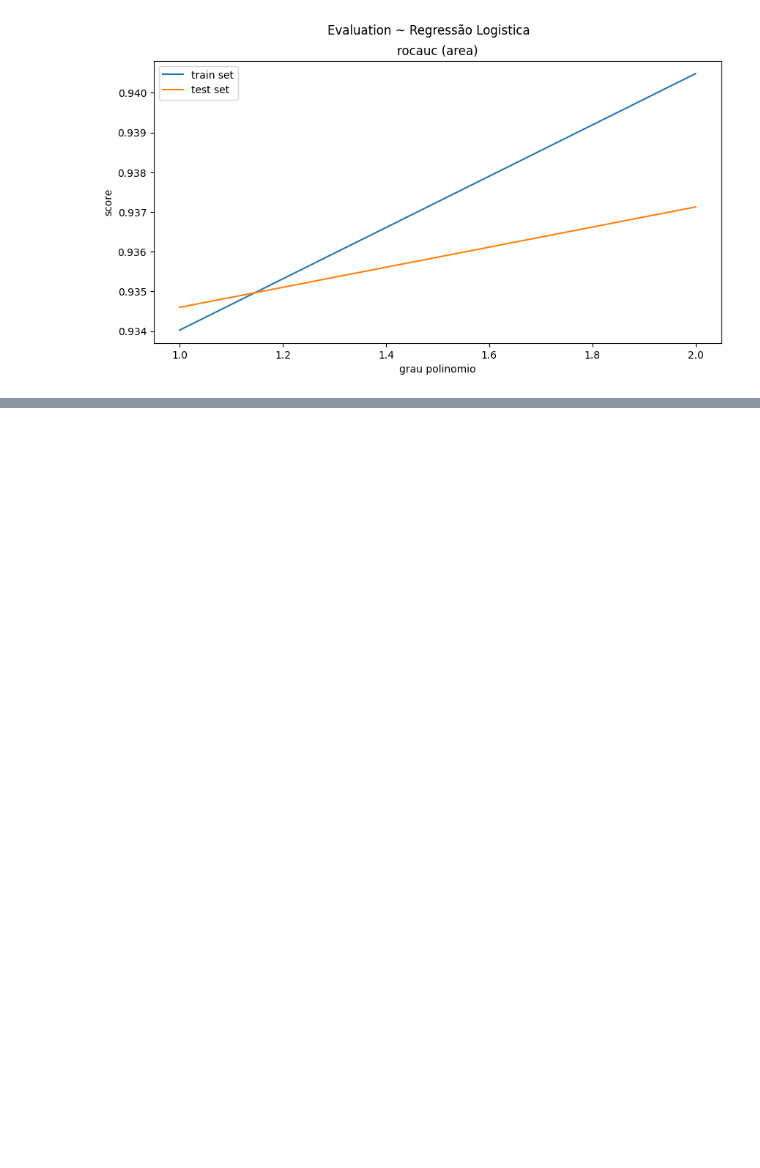
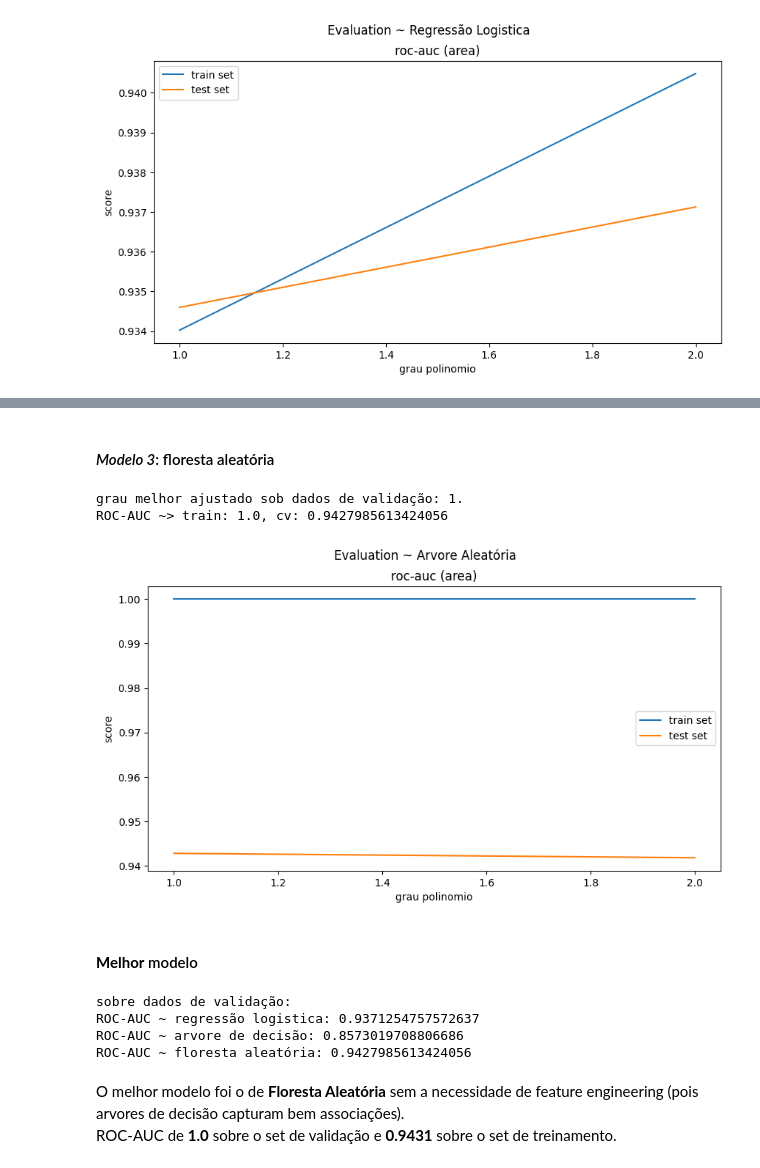
Before and after one commit to richardsantino/diabete-prediction, a Jupyter notebook: diabetes_prediction.ipynb, the cells around one changed output, grey strips where cells are left out. Saved outputs shown, nothing was run; the diff lists cells and outputs as text; code cells hidden in the pictures; blank space fills up the shorter version.

```diff
--- a/diabetes_prediction.ipynb
+++ b/diabetes_prediction.ipynb
@@ -888,0 +939,72 @@ ROC-AUC ~> train: 0.9404836766065015, cv: 0.9371254757572637
+# %% [markdown]
+#### *Modelo 3*: floresta aleatória
+# %%
+labels = ['train set', 'test set']
+scores = {
+    'ROC_AUC': [],
+}
+exps = list(range(1, 3))
+best_cv_rocauc_randfore = -np.inf
+best_exp = None
+
+for i in exps:
+    X_train_i, poly, scaler = transform_train_set(X_train, i)
+
+    X_cv_i = poly.transform(X_cv)
+    X_cv_i = scaler.transform(X_cv_i)
+
+    model_i = RandomForestClassifier()
+    model_i.fit(X_train_i, y_train)
+
+    # train val
+    y_pred_prob = model_i.predict_proba(X_train_i)[:, 1]
+    y_true = y_train
+
+    false_positive_rate, true_positive_rate, _ = roc_curve(y_true, y_pred_prob)
+    train_rocauc = auc(false_positive_rate, true_positive_rate)
+
+    # cv val
+    y_pred_prob = model_i.predict_proba(X_cv_i)[:, 1]
+    y_true = y_cv
+
+    false_positive_rate, true_positive_rate, _ = roc_curve(y_true, y_pred_prob)
+    cv_rocauc = auc(false_positive_rate, true_positive_rate)
+
+    scores['ROC_AUC'].append([train_rocauc, cv_rocauc])
+
+    if cv_rocauc > best_cv_rocauc_randfore:
+        best_cv_rocauc_randfore = cv_rocauc
+        best_exp = i
+
+print(f'grau melhor ajustado sob dados de validação: {best_exp}.')
+print(f"ROC-AUC ~> train: {scores['ROC_AUC'][best_exp-1][0]}, cv: {scores['ROC_AUC'][best_exp-1][1]}")
+
+fig, ax = plt.subplots(1, 1, figsize=(10, 5))
+
+ax.set_title('roc-auc (area)')
+ax.set_xlabel('grau polinomio')
+ax.set_ylabel('score')
+ax.plot(exps, scores['ROC_AUC'], label=labels)
+ax.legend()
+
+plt.suptitle('Evaluation ~ Arvore Aleatória')
+plt.show()
+# %% [output]
+grau melhor ajustado sob dados de validação: 1.
+ROC-AUC ~> train: 1.0, cv: 0.9427985613424056
+[figure, added]
+# %% [markdown]
+#### **Melhor** modelo
+# %%
+print(f'''sobre dados de validação:
+ROC-AUC ~ regressão logistica: {best_cv_rocauc_reglog}
+ROC-AUC ~ arvore de decisão: {best_cv_rocauc_dectre}
+ROC-AUC ~ floresta aleatória: {best_cv_rocauc_randfore}''')
+# %% [output]
+sobre dados de validação:
+ROC-AUC ~ regressão logistica: 0.9371254757572637
+ROC-AUC ~ arvore de decisão: 0.8573019708806686
+ROC-AUC ~ floresta aleatória: 0.9427985613424056
+# %% [markdown]
+O melhor modelo foi o de **Floresta Aleatória** sem a necessidade de feature engineering (pois arvores de decisão capturam bem associações). <br>
+ROC-AUC de **1.0** sobre o set de validação e **0.9431** sobre o set de treinamento. <br>
```
Also changed, not shown: parts of 17 cells of this notebook.
